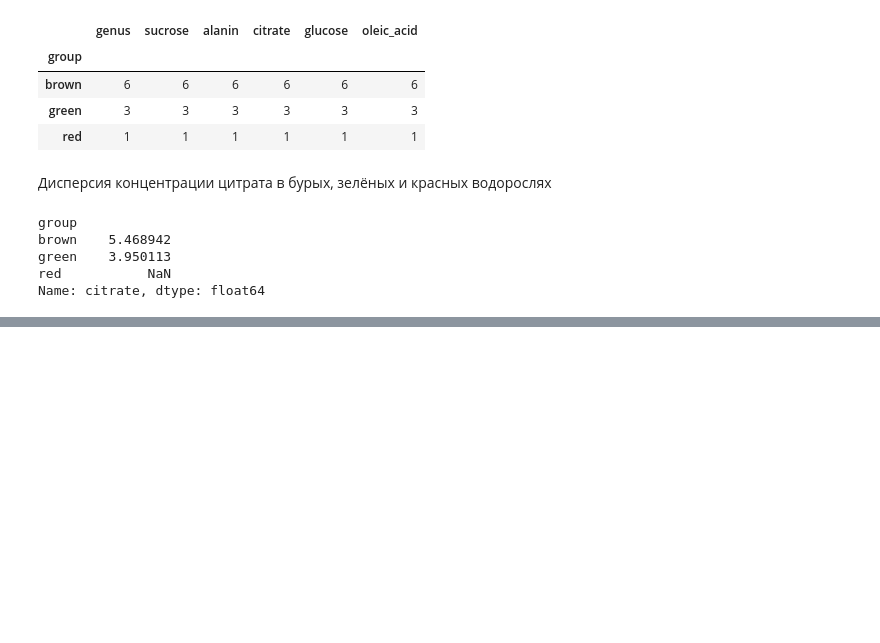
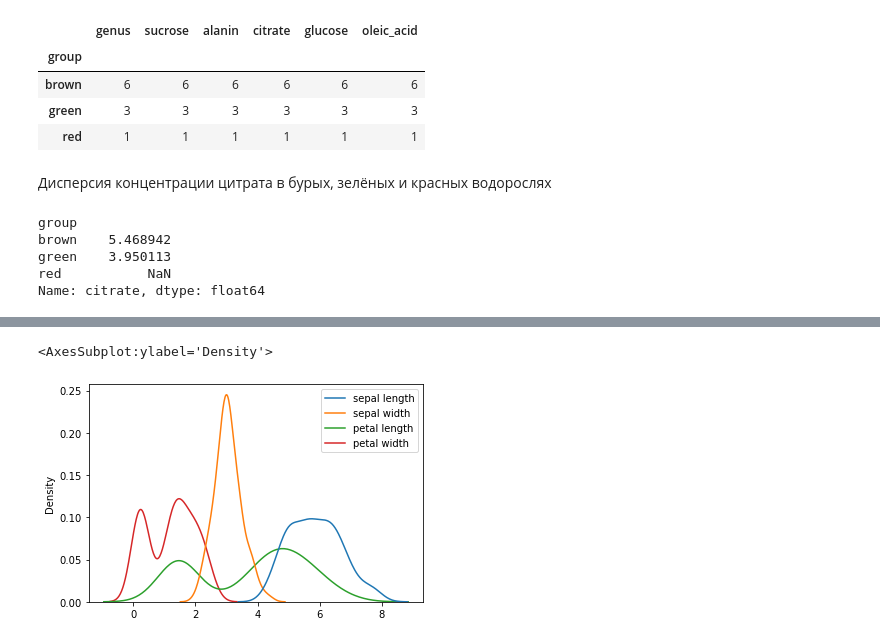
Before and after one commit to Accolyte42/Carpov_ML, a Jupyter notebook: Carpov_notes.ipynb, the cells around one changed output, grey strips where cells are left out. Saved outputs shown, nothing was run; the diff lists cells and outputs as text; code cells hidden in the pictures; blank space fills up the shorter version.

```diff
--- a/Carpov_notes.ipynb
+++ b/Carpov_notes.ipynb
@@ -1342,0 +1350,4 @@ df.groupby('num_of_roles').count()
+# %%
+df = pd.read_csv('https://stepik.org/media/attachments/course/4852/iris.csv', index_col=0)
+# %%
+df = df.drop('species', axis=1)
@@ -1342,0 +1366,7 @@ df.groupby('num_of_roles').count()
+# %%
+# for column in df:
+#     sns.kdeplot(x=column, data=df)
+sns.kdeplot(data=df[2:-1])
+# %% [output]
+<AxesSubplot:ylabel='Density'>
+[figure, added]
```
Also changed, not shown: parts of 85 cells of this notebook.
